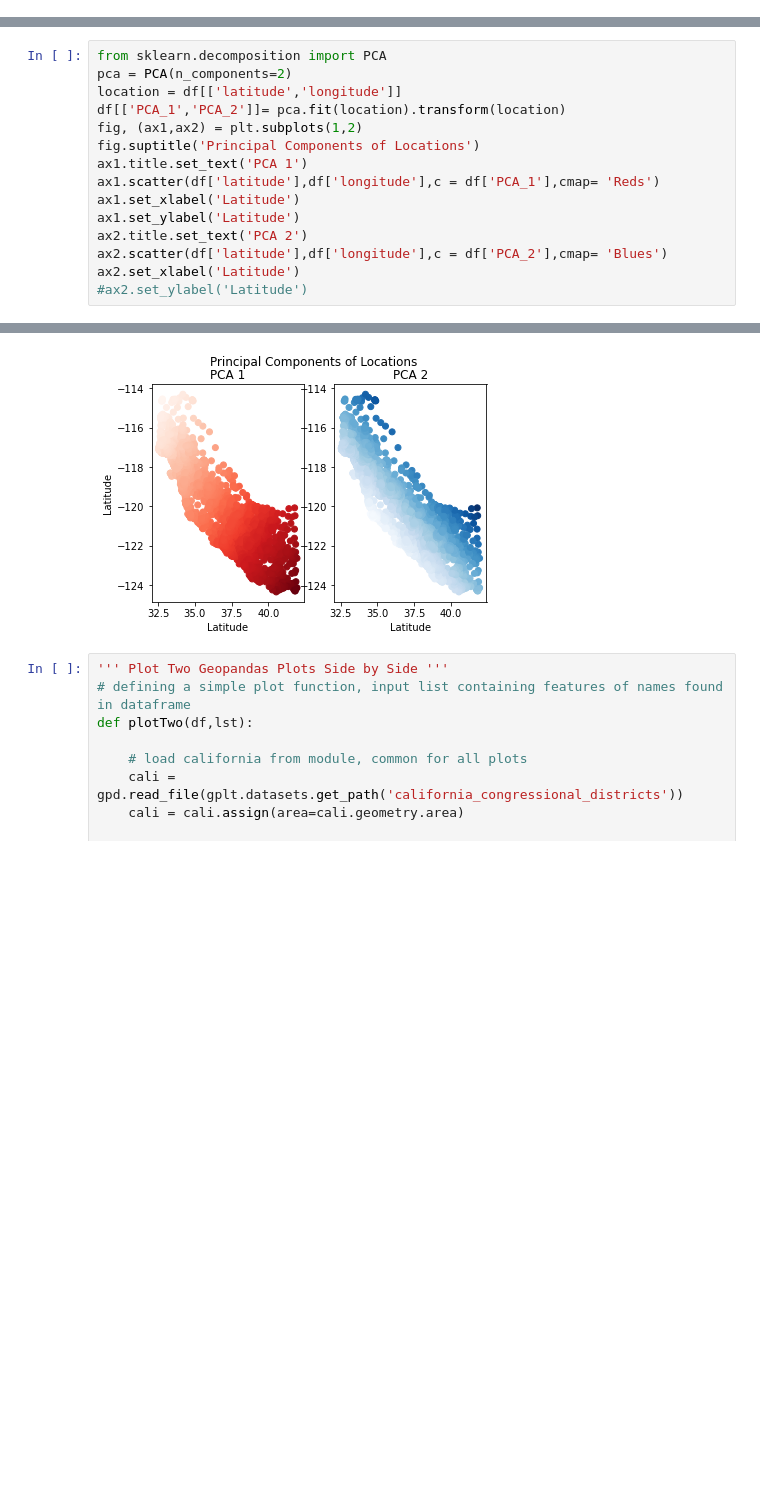
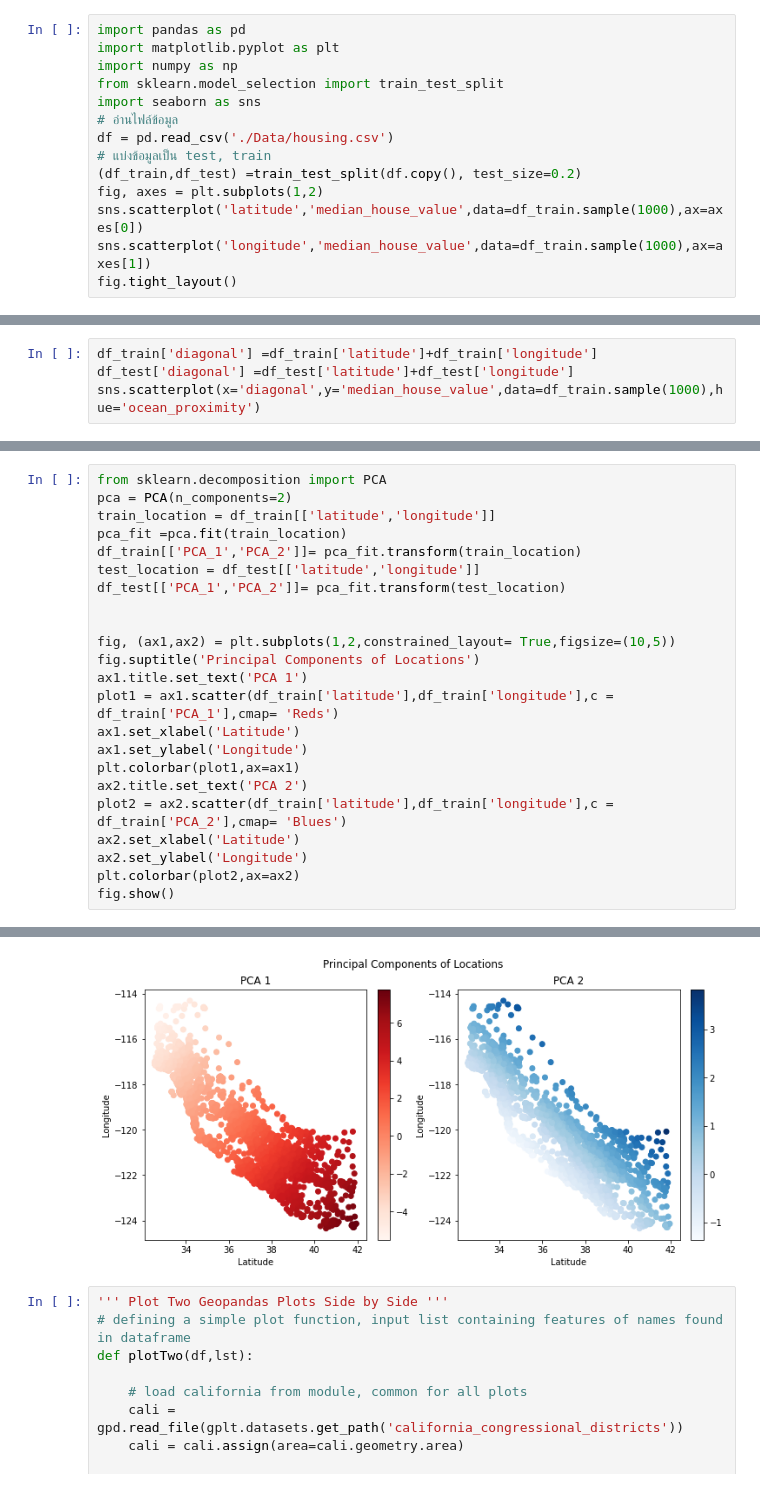
Before and after one commit to primavista40/Housing-Tutorials, a Jupyter notebook: California Housing.ipynb, the cells around one changed output, grey strips where cells are left out. Drawn from its saved outputs; the diff is of its cells as text; blank space fills up the shorter version.

```diff
--- a/California Housing.ipynb
+++ b/California Housing.ipynb
@@ -0,0 +1,14 @@
+# %%
+import pandas as pd
+import matplotlib.pyplot as plt
+import numpy as np
+from sklearn.model_selection import train_test_split
+import seaborn as sns
+# อ่านไฟล์ข้อมูล
+df = pd.read_csv('./Data/housing.csv')
+# แบ่งข้อมูลเป็น test, train
+(df_train,df_test) =train_test_split(df.copy(), test_size=0.2)
+fig, axes = plt.subplots(1,2)
+sns.scatterplot('latitude','median_house_value',data=df_train.sample(1000),ax=axes[0])
+sns.scatterplot('longitude','median_house_value',data=df_train.sample(1000),ax=axes[1])
+fig.tight_layout()
@@ -19,0 +32,4 @@ plt.legend()
+# %%
+df_train['diagonal'] =df_train['latitude']+df_train['longitude']
+df_test['diagonal'] =df_test['latitude']+df_test['longitude']
+sns.scatterplot(x='diagonal',y='median_house_value',data=df_train.sample(1000),hue='ocean_proximity')
@@ -20,16 +39,24 @@ plt.legend()
 # %%
 from sklearn.decomposition import PCA
 pca = PCA(n_components=2)
-location = df[['latitude','longitude']]
-df[['PCA_1','PCA_2']]= pca.fit(location).transform(location)
-fig, (ax1,ax2) = plt.subplots(1,2)
+train_location = df_train[['latitude','longitude']]
+pca_fit =pca.fit(train_location)
+df_train[['PCA_1','PCA_2']]= pca_fit.transform(train_location)
+test_location = df_test[['latitude','longitude']]
+df_test[['PCA_1','PCA_2']]= pca_fit.transform(test_location)
+
+
+fig, (ax1,ax2) = plt.subplots(1,2,constrained_layout= True,figsize=(10,5))
 fig.suptitle('Principal Components of Locations')
 ax1.title.set_text('PCA 1')
-ax1.scatter(df['latitude'],df['longitude'],c = df['PCA_1'],cmap= 'Reds')
+plot1 = ax1.scatter(df_train['latitude'],df_train['longitude'],c = df_train['PCA_1'],cmap= 'Reds')
 ax1.set_xlabel('Latitude')
-ax1.set_ylabel('Latitude')
+ax1.set_ylabel('Longitude')
+plt.colorbar(plot1,ax=ax1)
 ax2.title.set_text('PCA 2')
-ax2.scatter(df['latitude'],df['longitude'],c = df['PCA_2'],cmap= 'Blues')
+plot2 = ax2.scatter(df_train['latitude'],df_train['longitude'],c = df_train['PCA_2'],cmap= 'Blues')
 ax2.set_xlabel('Latitude')
-#ax2.set_ylabel('Latitude')
+ax2.set_ylabel('Longitude')
+plt.colorbar(plot2,ax=ax2)
+fig.show()
 # %% [output]
@@ -37,4 +63,4 @@ Text(0.5, 0, 'Latitude')
-[figure, old version]
+[figure, new version]
 # %%
 ''' Plot Two Geopandas Plots Side by Side '''
 # defining a simple plot function, input list containing features of names found in dataframe
```
Also changed, not shown: parts of 5 cells of this notebook.
